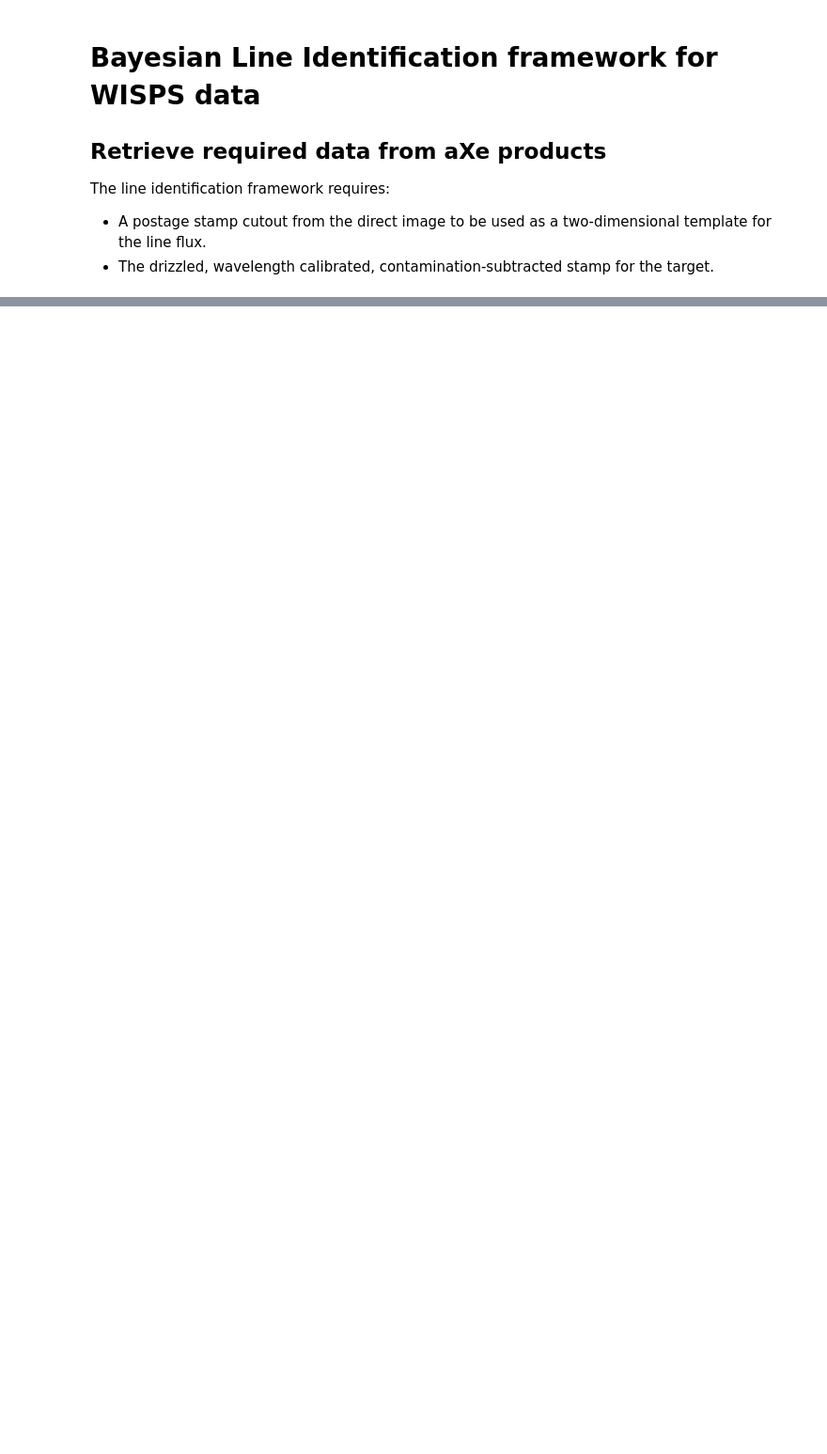
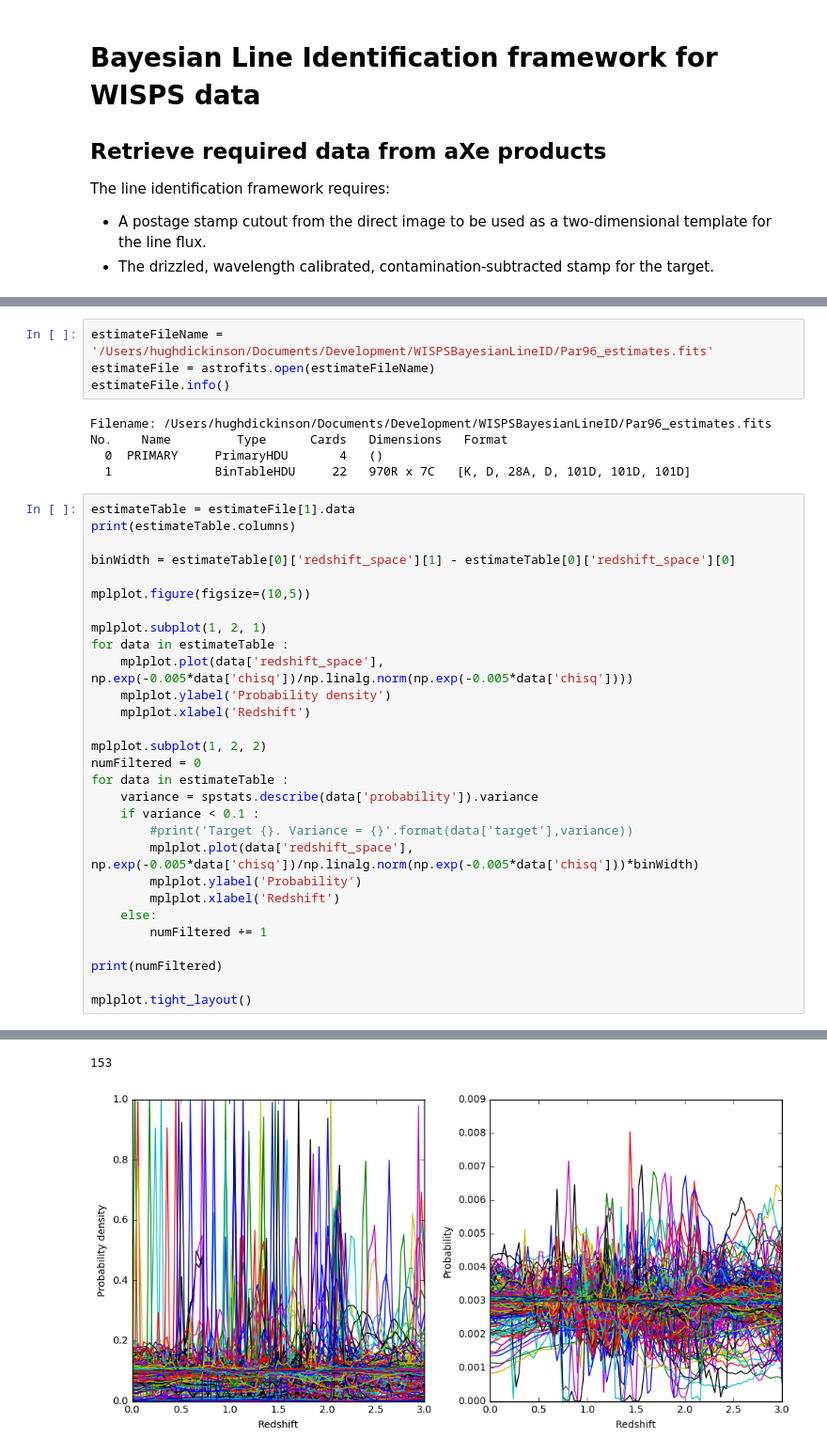
Before and after one commit to AstroZooMin/WISPSBayesianLineID, a Jupyter notebook: BayesianFramework/BayesianLineID.ipynb, the cells around one changed output, grey strips where cells are left out. Shown at 94% size. Saved outputs shown, nothing was run; the diff lists cells and outputs as text; blank space fills up the shorter version.

```diff
--- a/BayesianFramework/BayesianLineID.ipynb
+++ b/BayesianFramework/BayesianLineID.ipynb
@@ -166,0 +180,39 @@ sl.plotDirectCutouts()
+# %%
+estimateFileName = '/Users/hughdickinson/Documents/Development/WISPSBayesianLineID/Par96_estimates.fits'
+estimateFile = astrofits.open(estimateFileName)
+estimateFile.info()
+# %% [output]
+Filename: /Users/hughdickinson/Documents/Development/WISPSBayesianLineID/Par96_estimates.fits
+No.    Name         Type      Cards   Dimensions   Format
+  0  PRIMARY     PrimaryHDU       4   ()
+  1              BinTableHDU     22   970R x 7C   [K, D, 28A, D, 101D, 101D, 101D]
+# %%
+estimateTable = estimateFile[1].data
+print(estimateTable.columns)
+
+binWidth = estimateTable[0]['redshift_space'][1] - estimateTable[0]['redshift_space'][0]
+
+mplplot.figure(figsize=(10,5))
+
+mplplot.subplot(1, 2, 1)
+for data in estimateTable :
+    mplplot.plot(data['redshift_space'], np.exp(-0.005*data['chisq'])/np.linalg.norm(np.exp(-0.005*data['chisq'])))
+    mplplot.ylabel('Probability density')
+    mplplot.xlabel('Redshift')
+
+mplplot.subplot(1, 2, 2)
+numFiltered = 0
+for data in estimateTable :
+    variance = spstats.describe(data['probability']).variance
+    if variance < 0.1 :
+        #print('Target {}. Variance = {}'.format(data['target'],variance))
+        mplplot.plot(data['redshift_space'], np.exp(-0.005*data['chisq'])/np.linalg.norm(np.exp(-0.005*data['chisq']))*binWidth)
+        mplplot.ylabel('Probability')
+        mplplot.xlabel('Redshift')
+    else:
+        numFiltered += 1
+
+print(numFiltered)
+
+mplplot.tight_layout()
+# %% [output]
@@ -166,0 +228,2 @@ sl.plotDirectCutouts()
+153
+[figure, added]
```
Also changed, not shown: parts of 5 cells of this notebook, 2 other files.
